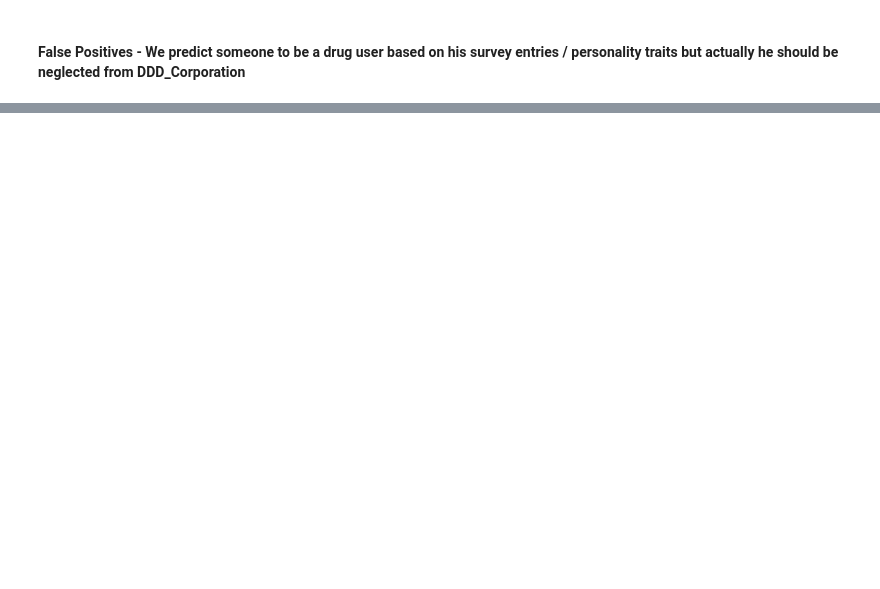
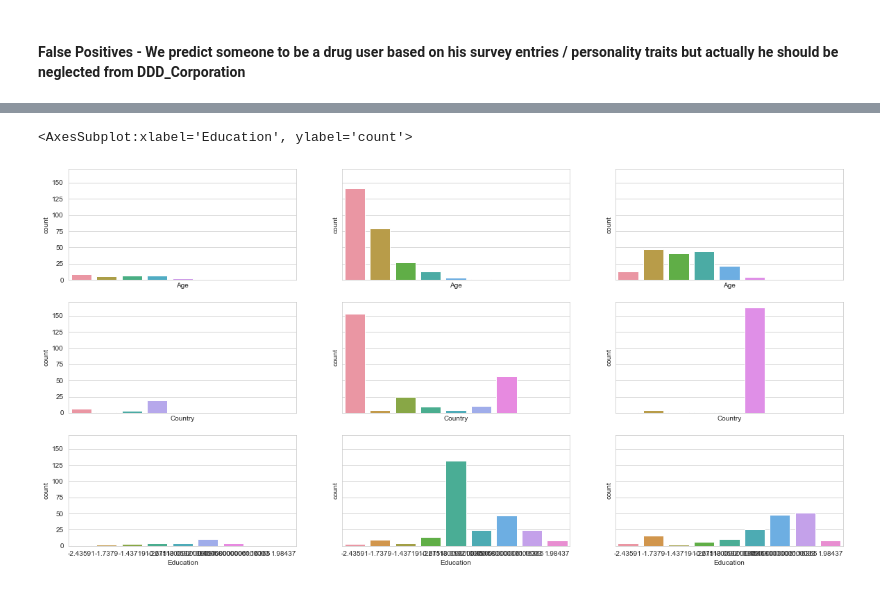
Before and after one commit to SebastianRoetten/Personality_vs_drug_use, a Jupyter notebook: SVC.ipynb, the cells around one changed output, grey strips where cells are left out. Saved outputs shown, nothing was run; the diff lists cells and outputs as text; code cells hidden in the pictures; blank space fills up the shorter version.

```diff
--- a/SVC.ipynb
+++ b/SVC.ipynb
@@ -185,0 +200,19 @@ sns.boxplot(y="Age", x="Gender" , data=tp, ax=axes[6][1])
+# %%
+f, axes = plt.subplots(3,3, figsize=(20,10), sharex = True, sharey = True)
+custom_palette = ["plum"]
+sns.set_palette(custom_palette)
+
+sns.countplot(x="Age", data=fp, ax=axes[0][0])
+sns.countplot(x="Age", data=tp, ax=axes[0][1])
+sns.countplot(x="Age", data=tn, ax=axes[0][2])
+
+sns.countplot(x="Country", data=fp, ax=axes[1][0])
+sns.countplot(x="Country", data=tp, ax=axes[1][1])
+sns.countplot(x="Country", data=tn, ax=axes[1][2])
+
+sns.countplot(x="Education", data=fp, ax=axes[2][0])
+sns.countplot(x="Education", data=tp, ax=axes[2][1])
+sns.countplot(x="Education", data=tn, ax=axes[2][2])
+# %% [output]
+<AxesSubplot:xlabel='Education', ylabel='count'>
+[figure, added]
```
Also changed, not shown: parts of 8 cells of this notebook, 1 other file.
